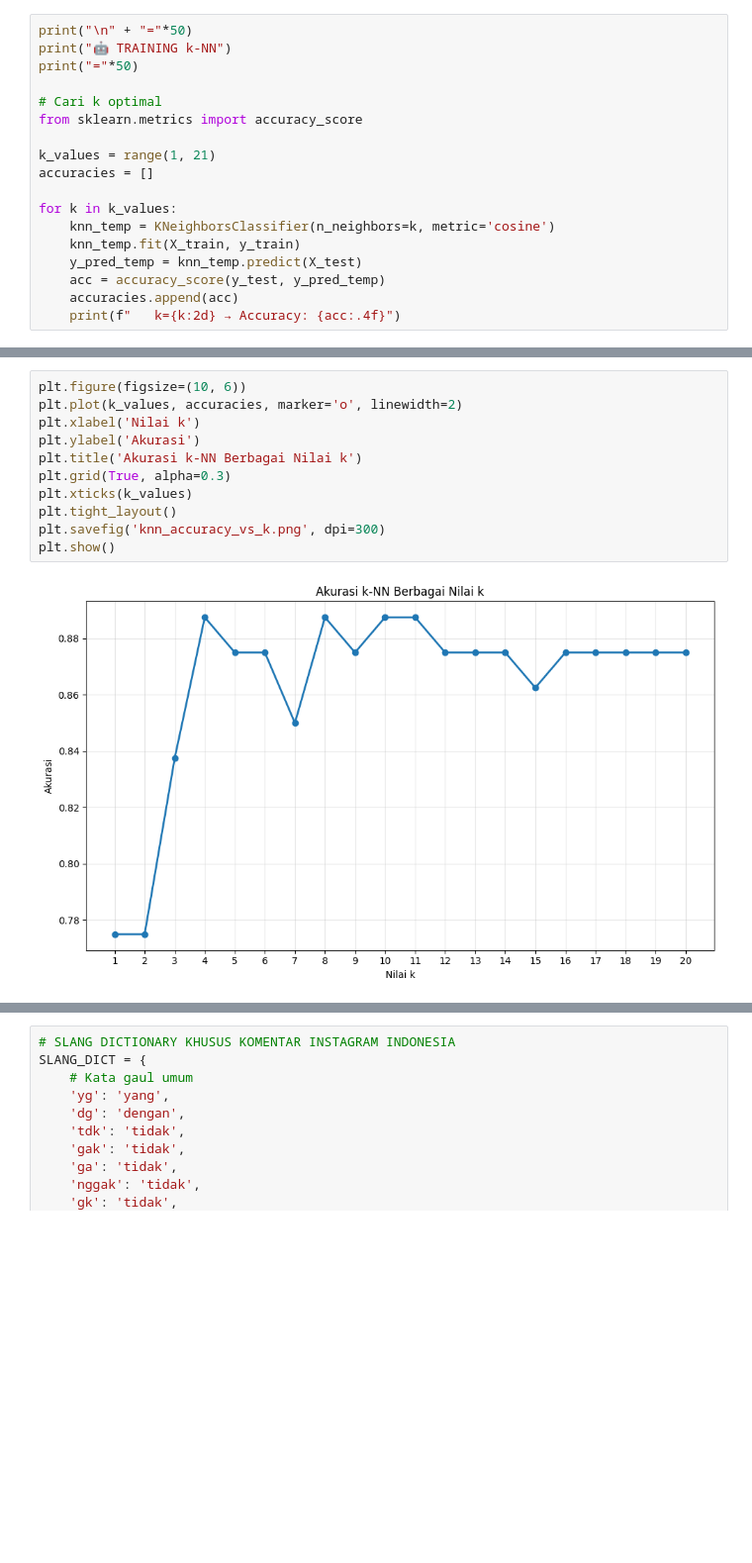
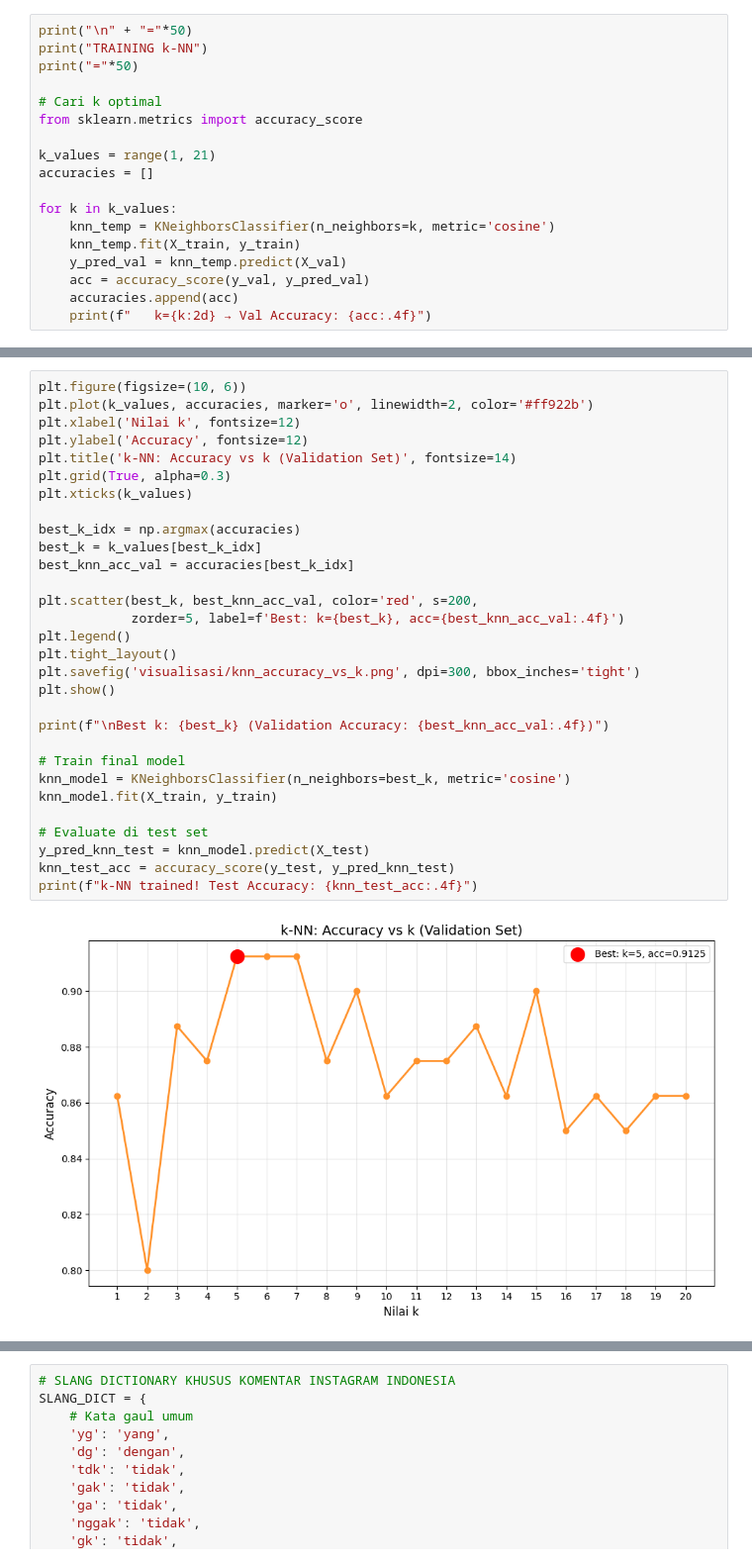
Before and after one commit to liamsimp1/Tubes-AI, a Jupyter notebook: model_training.ipynb, the cells around one changed output, grey strips where cells are left out. Shown at 99% size. Drawn from its saved outputs; the diff is of its cells as text; blank space fills up the shorter version.

```diff
--- a/model_training.ipynb
+++ b/model_training.ipynb
@@ -84,6 +140,6 @@ print(f"   Parameters: alpha={nb_model.alpha}")
 # %%
 print("\n" + "="*50)
-print("🤖 TRAINING k-NN")
+print("TRAINING k-NN")
 print("="*50)
 
 # Cari k optimal
@@ -95,9 +151,9 @@ accuracies = []
 for k in k_values:
     knn_temp = KNeighborsClassifier(n_neighbors=k, metric='cosine')
     knn_temp.fit(X_train, y_train)
-    y_pred_temp = knn_temp.predict(X_test)
-    acc = accuracy_score(y_test, y_pred_temp)
+    y_pred_val = knn_temp.predict(X_val)
+    acc = accuracy_score(y_val, y_pred_val)
     accuracies.append(acc)
-    print(f"   k={k:2d} → Accuracy: {acc:.4f}")
+    print(f"   k={k:2d} → Val Accuracy: {acc:.4f}")
 # %% [output]
 ==================================================
@@ -120,13 +176,32 @@ for k in k_values:
 # %%
 plt.figure(figsize=(10, 6))
-plt.plot(k_values, accuracies, marker='o', linewidth=2)
-plt.xlabel('Nilai k')
-plt.ylabel('Akurasi')
-plt.title('Akurasi k-NN Berbagai Nilai k')
+plt.plot(k_values, accuracies, marker='o', linewidth=2, color='#ff922b')
+plt.xlabel('Nilai k', fontsize=12)
+plt.ylabel('Accuracy', fontsize=12)
+plt.title('k-NN: Accuracy vs k (Validation Set)', fontsize=14)
 plt.grid(True, alpha=0.3)
 plt.xticks(k_values)
+
+best_k_idx = np.argmax(accuracies)
+best_k = k_values[best_k_idx]
+best_knn_acc_val = accuracies[best_k_idx]
+
+plt.scatter(best_k, best_knn_acc_val, color='red', s=200,
+            zorder=5, label=f'Best: k={best_k}, acc={best_knn_acc_val:.4f}')
+plt.legend()
 plt.tight_layout()
-plt.savefig('knn_accuracy_vs_k.png', dpi=300)
+plt.savefig('visualisasi/knn_accuracy_vs_k.png', dpi=300, bbox_inches='tight')
 plt.show()
+
+print(f"\nBest k: {best_k} (Validation Accuracy: {best_knn_acc_val:.4f})")
+
+# Train final model
+knn_model = KNeighborsClassifier(n_neighbors=best_k, metric='cosine')
+knn_model.fit(X_train, y_train)
+
+# Evaluate di test set
+y_pred_knn_test = knn_model.predict(X_test)
+knn_test_acc = accuracy_score(y_test, y_pred_knn_test)
+print(f"k-NN trained! Test Accuracy: {knn_test_acc:.4f}")
 # %% [output]
-[figure, old version]
+[figure, new version]
```
Also changed, not shown: parts of 25 cells of this notebook, 25 other files.
